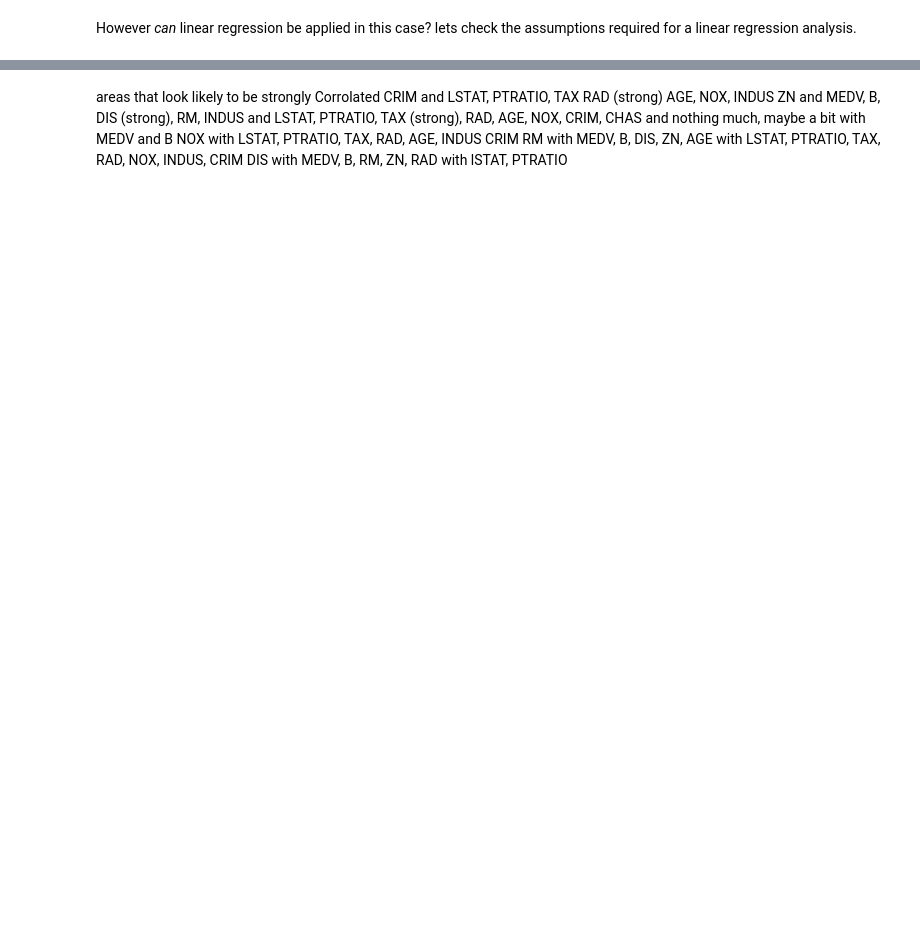
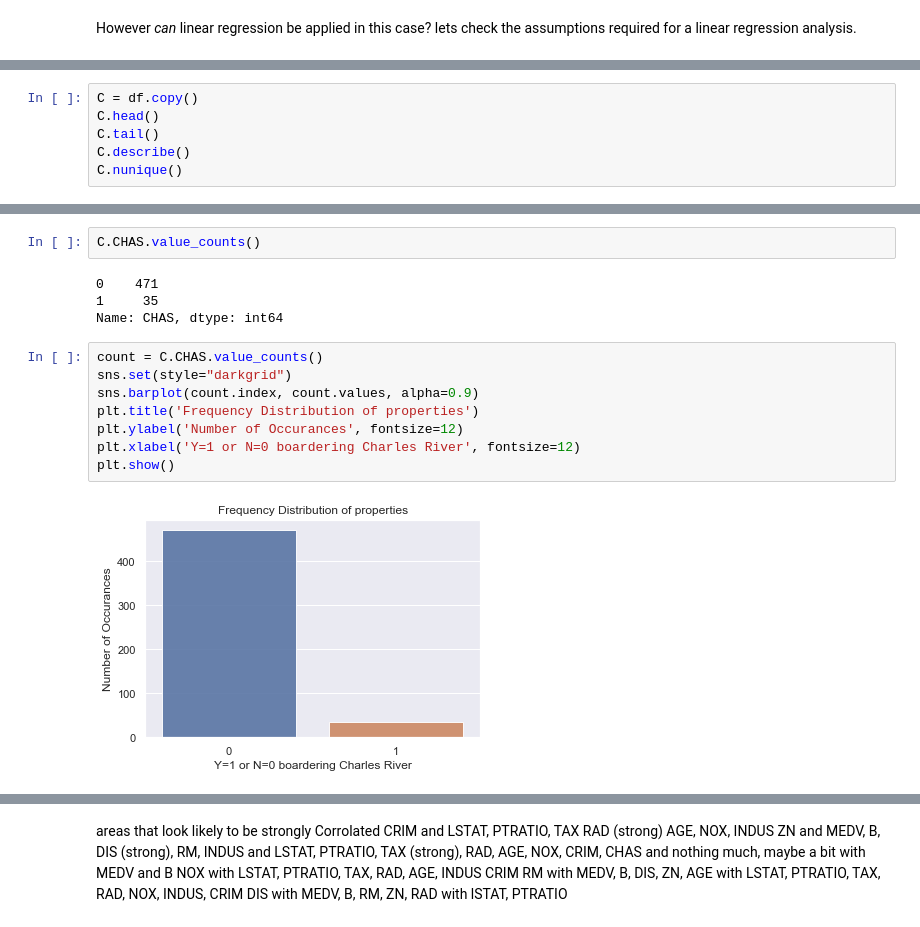
Before and after one commit to Osheah/boston-house-prices, a Jupyter notebook: boston-house-prices.ipynb, the cells around one changed output, grey strips where cells are left out. Drawn from its saved outputs; the diff is of its cells as text; blank space fills up the shorter version.

Commit message:
added some charles dummy variable reserch

```diff
--- a/boston-house-prices.ipynb
+++ b/boston-house-prices.ipynb
@@ -985,0 +1007,6 @@ HOS - continue here...
+# %%
+C = df.copy()
+C.head()
+C.tail()
+C.describe()
+C.nunique()
@@ -985,0 +1029,16 @@ HOS - continue here...
+# %%
+C.CHAS.value_counts()
+# %% [output]
+0    471
+1     35
+Name: CHAS, dtype: int64
+# %%
+count = C.CHAS.value_counts()
+sns.set(style="darkgrid")
+sns.barplot(count.index, count.values, alpha=0.9)
+plt.title('Frequency Distribution of properties')
+plt.ylabel('Number of Occurances', fontsize=12)
+plt.xlabel('Y=1 or N=0 boardering Charles River', fontsize=12)
+plt.show()
+# %% [output]
+[figure, added]
```
Also changed, not shown: parts of 60 cells of this notebook.
